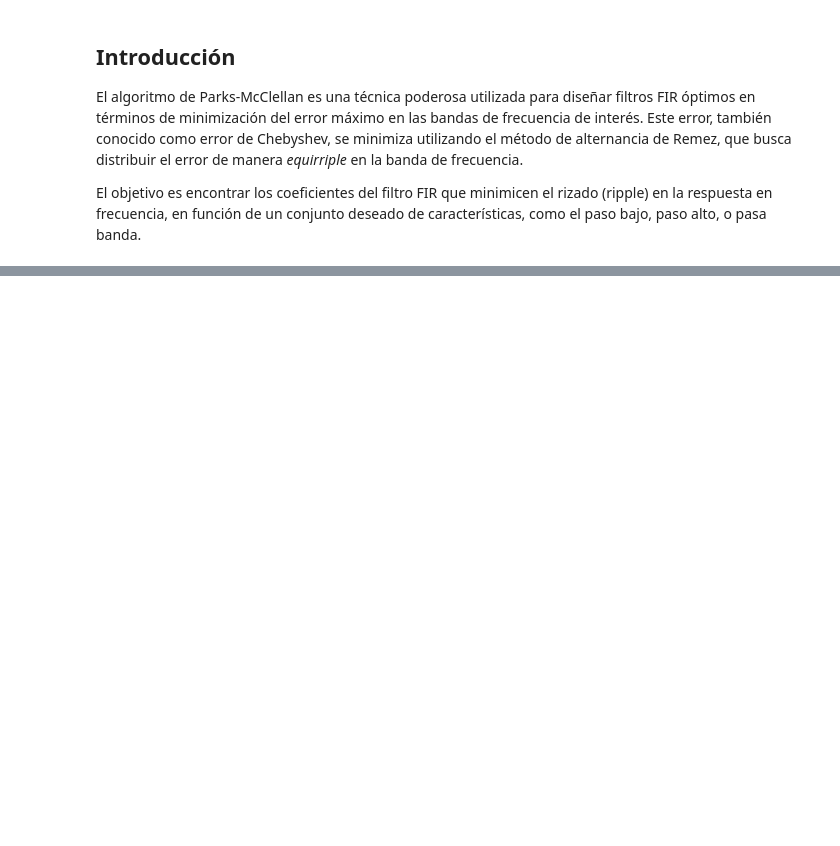
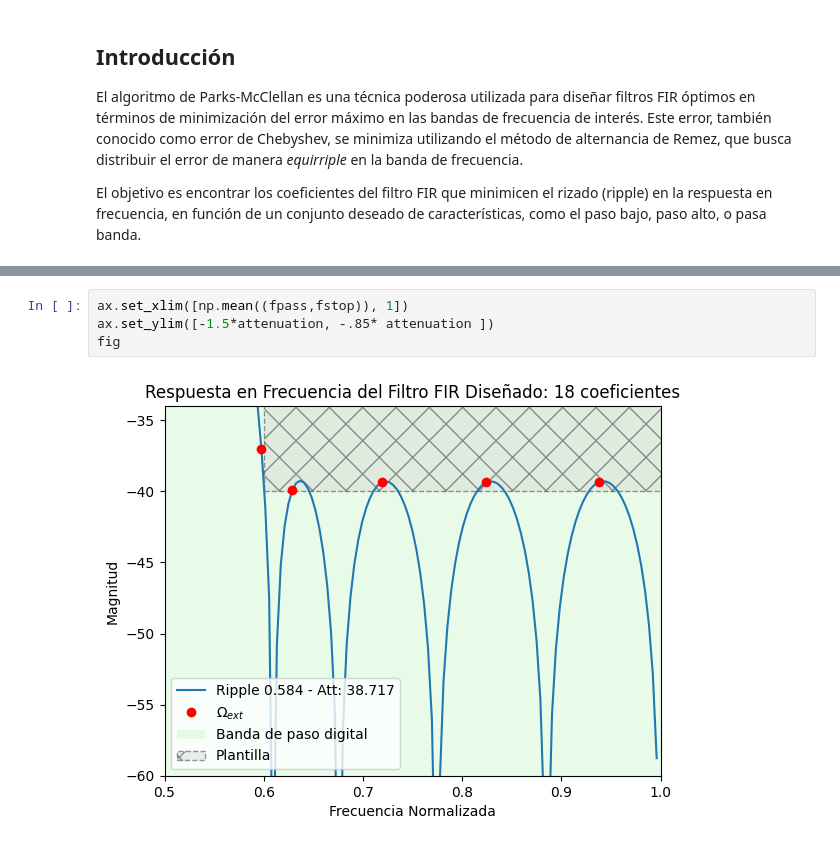
Before and after one commit to marianux/pytc2, a Jupyter notebook: docs/notebooks/PM_Remez_Filter_Design.ipynb, the cells around one changed output, grey strips where cells are left out. Drawn from its saved outputs; the diff is of its cells as text; blank space fills up the shorter version.

```diff
--- a/docs/notebooks/PM_Remez_Filter_Design.ipynb
+++ b/docs/notebooks/PM_Remez_Filter_Design.ipynb
@@ -273,0 +346,6 @@ plt.show()
+# %%
+ax.set_xlim([np.mean((fpass,fstop)), 1])
+ax.set_ylim([-1.5*attenuation, -.85* attenuation ])
+fig
+# %% [output]
+[figure, added]
```
Also changed, not shown: parts of 24 cells of this notebook, 4 other files.
